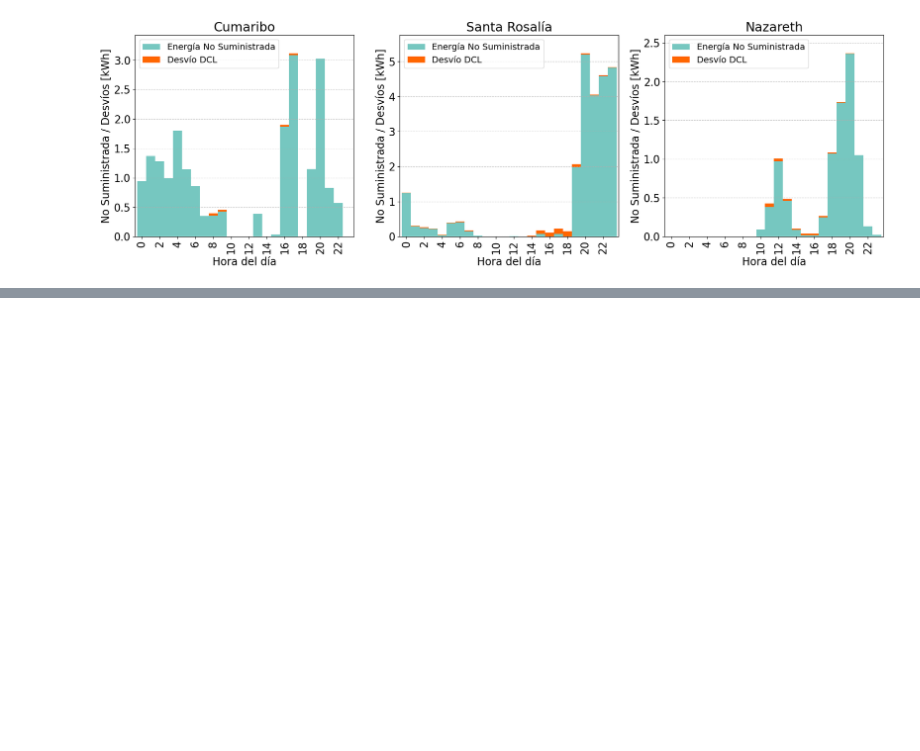
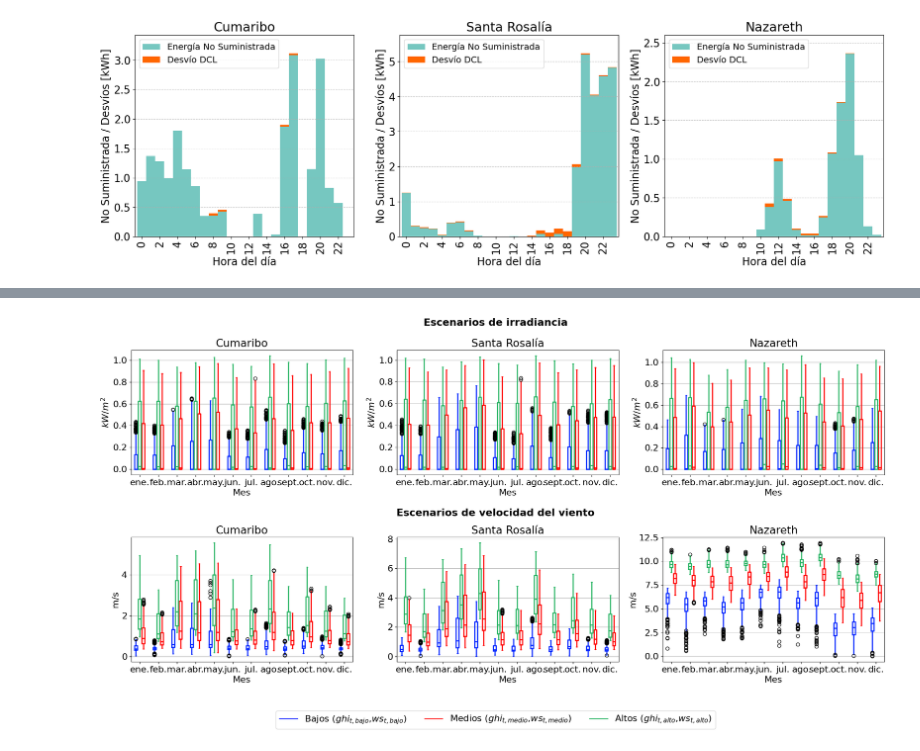
Before and after one commit to nmerchanr/Tesis_Maestria, a Jupyter notebook: 04_graficos_resultados.ipynb, the cells around one changed output, grey strips where cells are left out. Cells and saved outputs as stored; diff of their text form; code cells hidden in the pictures; blank space fills up the shorter version.

```diff
--- a/04_graficos_resultados.ipynb
+++ b/04_graficos_resultados.ipynb
@@ -879,0 +924,98 @@ else:
+# %%
+import matplotlib.pyplot as plt
+from matplotlib.dates import DateFormatter
+import locale
+import matplotlib
+import numpy as np
+import pandas as pd
+
+# Configuración de fuente
+matplotlib.rcParams.update({'font.size': 16})
+
+# Rango de fechas
+fechas = pd.date_range(start='01/01/2019 00:00', end='31/12/2019 23:00', freq='1H')
+
+# Configuración de localización
+locale.setlocale(locale.LC_ALL, "es_CO.utf8")
+
+# Función para graficar los escenarios
+def create_ax_scen(fig_data, ax, unit):
+    bad = [fig_data.loc[fig_data.month == i, "bad"].to_numpy() for i in np.unique(fig_data.month.to_numpy())]
+    mean = [fig_data.loc[fig_data.month == i, "mean"].to_numpy() for i in np.unique(fig_data.month.to_numpy())]
+    good = [fig_data.loc[fig_data.month == i, "good"].to_numpy() for i in np.unique(fig_data.month.to_numpy())]
+
+    bad_plot = ax.boxplot(bad, positions=np.array(np.arange(len(bad))) * 2.0 - 0.4, widths=0.3, whiskerprops=dict(linewidth=2.0), boxprops=dict(linewidth=2.0), medianprops=dict(linewidth=2.0))
+    mean_plot = ax.boxplot(mean, positions=np.array(np.arange(len(mean))) * 2.0 + 0.4, widths=0.3, whiskerprops=dict(linewidth=2.0), boxprops=dict(linewidth=2.0), medianprops=dict(linewidth=2.0))
+    good_plot = ax.boxplot(good, positions=np.array(np.arange(len(good))) * 2.0, widths=0.3, whiskerprops=dict(linewidth=2.0), boxprops=dict(linewidth=2.0), medianprops=dict(linewidth=2.0))
+
+    def define_box_properties(plot_name, color_code, label):
+        for k, v in plot_name.items():
+            plt.setp(plot_name.get(k), color=color_code)
+
+        # Agregar etiqueta a la leyenda
+        ax.plot([], c=color_code, label=label)
+
+    # Definir propiedades de las cajas
+    define_box_properties(bad_plot, '#0027FF', r'Bajos ($ghi_{t,bajo}$,$ws_{t,bajo}$)')
+    define_box_properties(mean_plot, '#FF0000', r'Medios ($ghi_{t,medio}$,$ws_{t,medio}$)')
+    define_box_properties(good_plot, '#28B463', r'Altos ($ghi_{t,alto}$,$ws_{t,alto}$)')
+
+    # Configuración de ejes
+    a = fig_data.month.to_numpy()
+    indexes = np.unique(a, return_index=True)[1]
+    ticks = [a[index] for index in sorted(indexes)]
+    ax.set_xticks(np.arange(0, len(ticks) * 2, 2), ticks)
+    ax.set_xlabel("Mes")
+    ax.set_ylabel(unit)
+    ax.grid(axis='y')
+
+# Crear la figura y los subgráficos (2x3 para los tres casos de estudio)
+fig, ax = plt.subplots(2, 3, figsize=(24, 10))
+
+fig.subplots_adjust(hspace=0.5)
+
+#fig.subplots_adjust(hspace=0.5)
+
+# Subtítulos horizontales
+fig.text(0.5, 0.94, "Escenarios de irradiancia", ha='center', fontsize=18, fontweight='bold')
+fig.text(0.5, 0.47, "Escenarios de velocidad del viento", ha='center', fontsize=18, fontweight='bold')
+
+# Escenarios de irradiancia (GHI)
+locations = ['Cumaribo', 'Santa Rosalía', 'Nazareth']
+ghi_files = ['Escenarios/GHI_scens_cumaribo.csv', 'Escenarios/GHI_scens_rosalia.csv', 'Escenarios/GHI_scens_nazareth.csv']
+
+for i, (location, file) in enumerate(zip(locations, ghi_files)):
+    fig_data = pd.read_csv(file) / 1000  # Convertir a kW/m² si necesario
+    fig_data.index = fechas
+    fig_data["month"] = fig_data.index.strftime("%b")
+    create_ax_scen(fig_data, ax[0, i], '$kW/m^2$')
+    ax[0, i].set_title(location)
+
+# Escenarios de velocidad del viento (WS)
+wind_files = ['Escenarios/wind_scens_cumaribo.csv', 'Escenarios/wind_scens_rosalia.csv', 'Escenarios/wind_scens_nazareth.csv']
+
+for i, (location, file) in enumerate(zip(locations, wind_files)):
+    fig_data = pd.read_csv(file)
+    fig_data.index = fechas
+    fig_data["month"] = fig_data.index.strftime("%b")
+    create_ax_scen(fig_data, ax[1, i], 'm/s')
+    ax[1, i].set_title(location)
+
+# Leyenda combinada para todos los gráficos
+labels_handles = {label: handle for ax in fig.axes for handle, label in zip(*ax.get_legend_handles_labels())}
+
+lgd = fig.legend(
+    labels_handles.values(),
+    labels_handles.keys(),
+    loc="upper center",
+    bbox_to_anchor=(0.5, 0),
+    bbox_transform=plt.gcf().transFigure,
+    ncol=3
+)
+
+
+# Guardar y mostrar la figura
+plt.savefig('Figuras/pdf/meteo_scens.pdf', format='pdf', bbox_inches='tight')
+plt.show()
+# %% [output]
+[figure, added]
```
Also changed, not shown: parts of 5 cells of this notebook, 4 other files.
